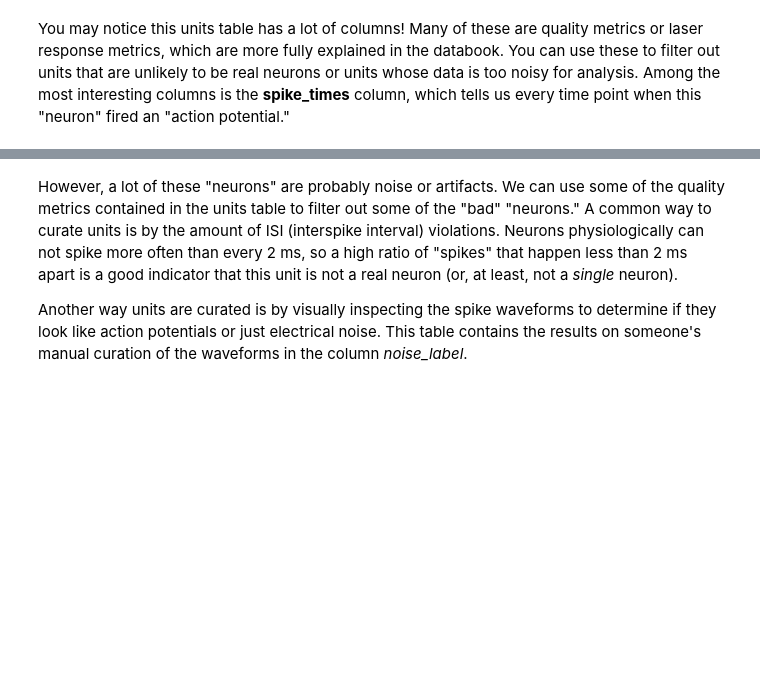
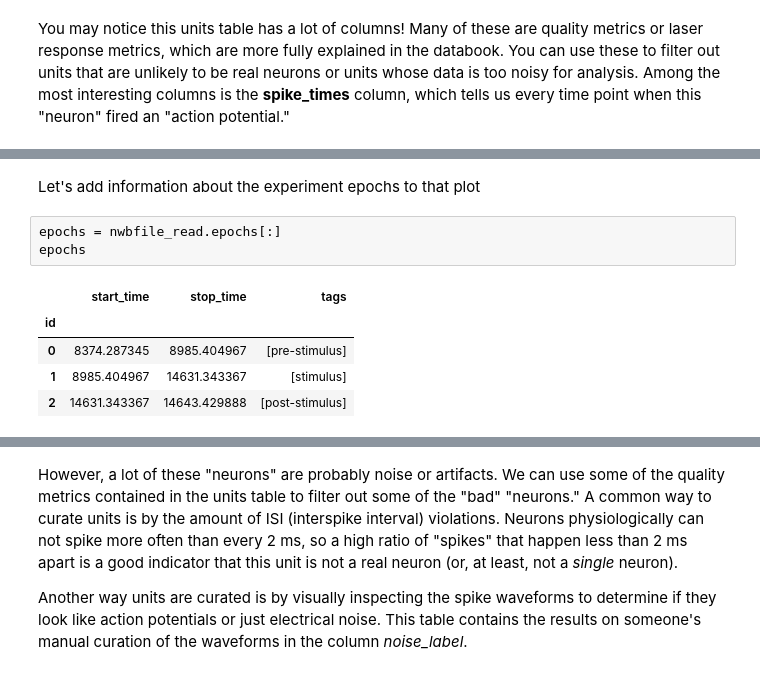
Before and after one commit to AllenSWDB/SWDB-Introductions, a Jupyter notebook: code/Cell_Type_Lookup_Table.ipynb, the cells around one changed output, grey strips where cells are left out. Saved outputs shown, nothing was run; the diff lists cells and outputs as text; blank space fills up the shorter version.

```diff
--- a/code/Cell_Type_Lookup_Table.ipynb
+++ b/code/Cell_Type_Lookup_Table.ipynb
@@ -65,0 +82,11 @@ You may notice this units table has a lot of columns! Many of these are quality
+# %% [markdown]
+Let's add information about the experiment epochs to that plot
+# %%
+epochs = nwbfile_read.epochs[:]
+epochs
+# %% [output]
+|  | start_time | stop_time | tags |
+| id |  |  |  |
+| 0 | 8374.287345 | 8985.404967 | [pre-stimulus] |
+| 1 | 8985.404967 | 14631.343367 | [stimulus] |
+| 2 | 14631.343367 | 14643.429888 | [post-stimulus] |
```
Also changed, not shown: parts of 15 cells of this notebook, 1 other file.
